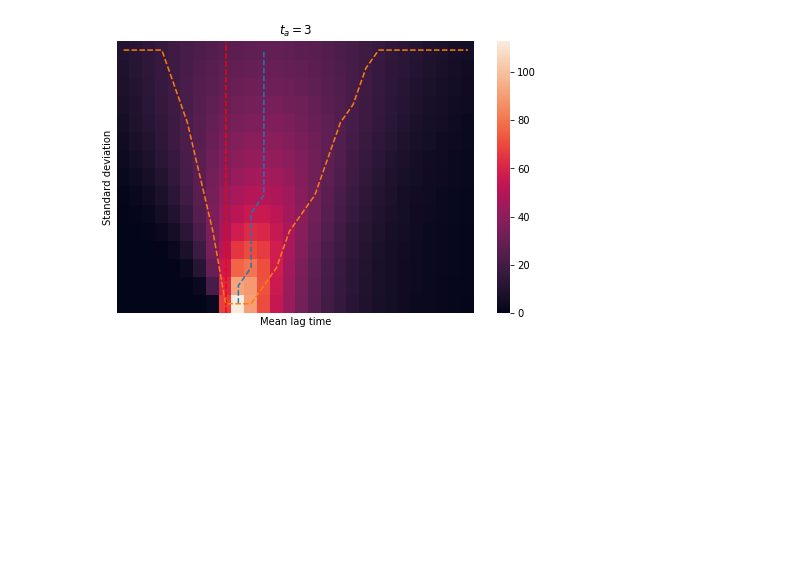
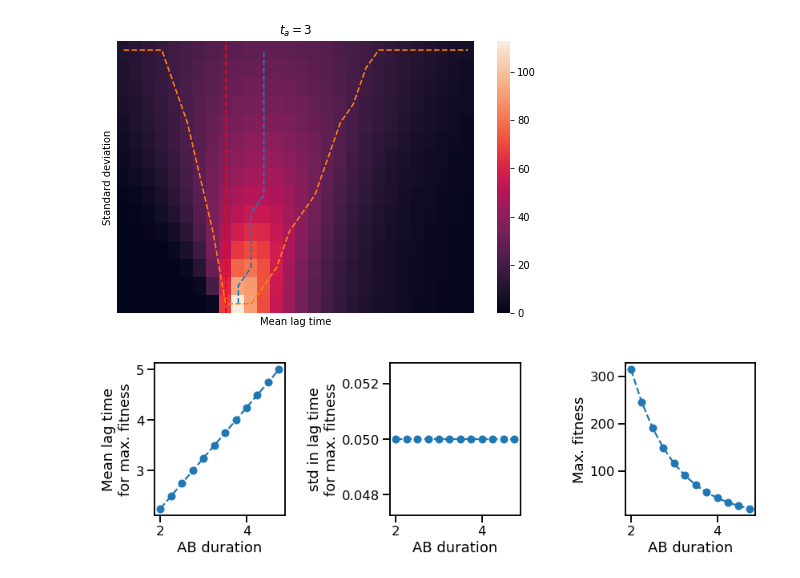
Before and after one commit to gutiloluis/pqe1, a Jupyter notebook: 190409_Integration.ipynb, the cells around one changed output. Cells and saved outputs as stored; diff of their text form; code cells hidden in the pictures; blank space fills up the shorter version.

```diff
--- a/190409_Integration.ipynb
+++ b/190409_Integration.ipynb
@@ -347,8 +374,8 @@ MTs_stop = 8
 MTs_step = 0.25
 
 STs_start = 0.05
-STs_stop = 1
-STs_step = 0.05
+STs_stop = 2
+STs_step = 0.2
 
 MTs = np.arange(MTs_start, MTs_stop, MTs_step)
 STs = np.arange(STs_start, STs_stop, STs_step)
@@ -362,16 +389,20 @@ Mean_max_fit, Std_max_fit, Max_fit = max_several_exp_det(MTs, STs, MTa, tg)
 # %%
 fig, ax = plt.subplots(1, 3, figsize=(12,4),tight_layout=True)
 ax[0].plot(MTa, Mean_max_fit, 'o--')
 ax[0].set_xlabel('AB duration')
-ax[0].set_ylabel('Mean lag time for max. fitness')
+ax[0].set_ylabel('Mean lag time\nfor max. fitness')
 
 ax[1].plot(MTa, Std_max_fit, 'o--')
 ax[1].set_xlabel('AB duration')
-ax[1].set_ylabel('standard deviation in lag time for max. fitness')
+ax[1].set_ylabel('std in lag time\nfor max. fitness')
 
 ax[2].plot(MTa, Max_fit, 'o--')
 ax[2].set_xlabel('AB duration')
 ax[2].set_ylabel('Max. fitness')
+
+plt.savefig('screening1.png')
+# %% [output]
+[figure, added]
 # %%
 def max_several_exp_stoch(MTs, STs, MTa, tg):
 
```
Also changed, not shown: parts of 11 cells of this notebook, 3 other files.
